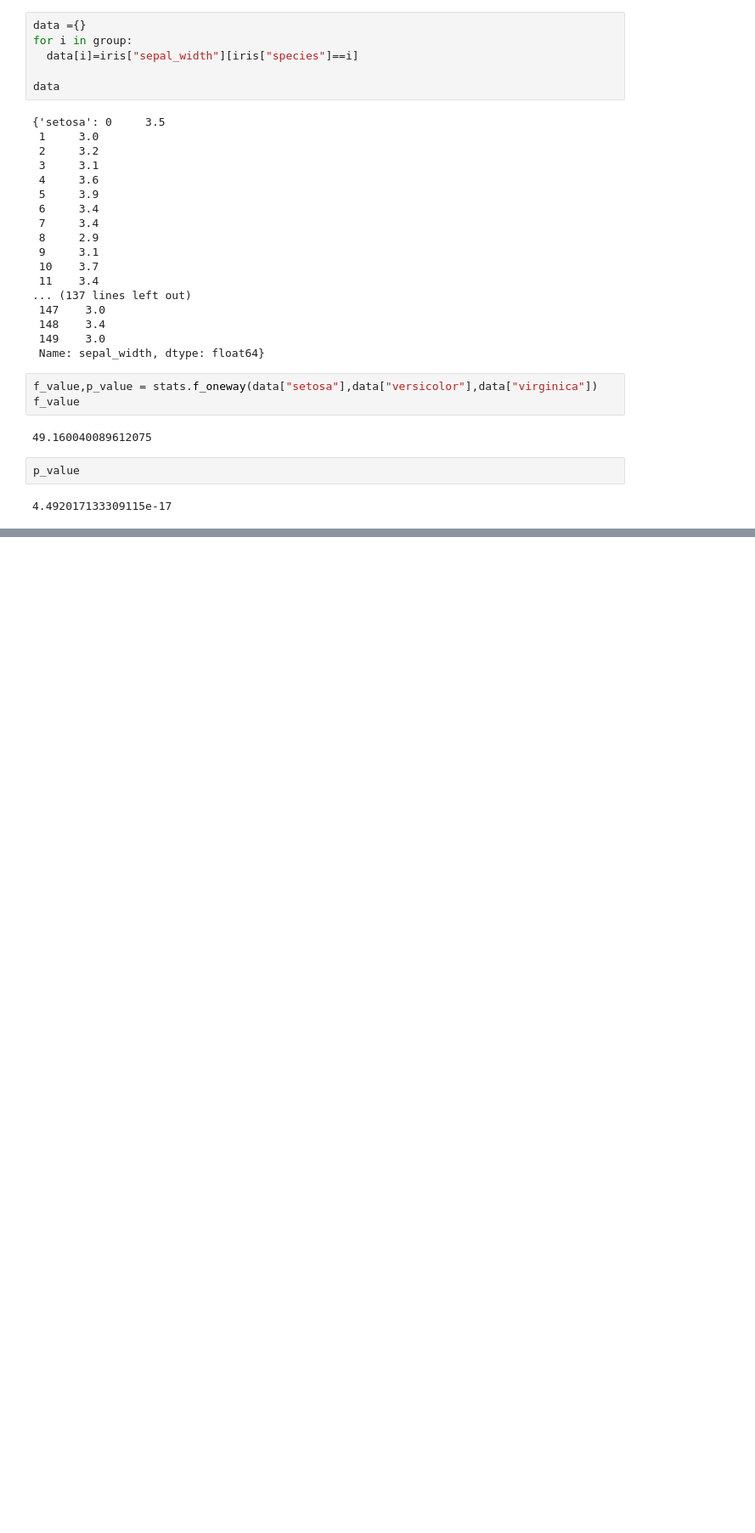
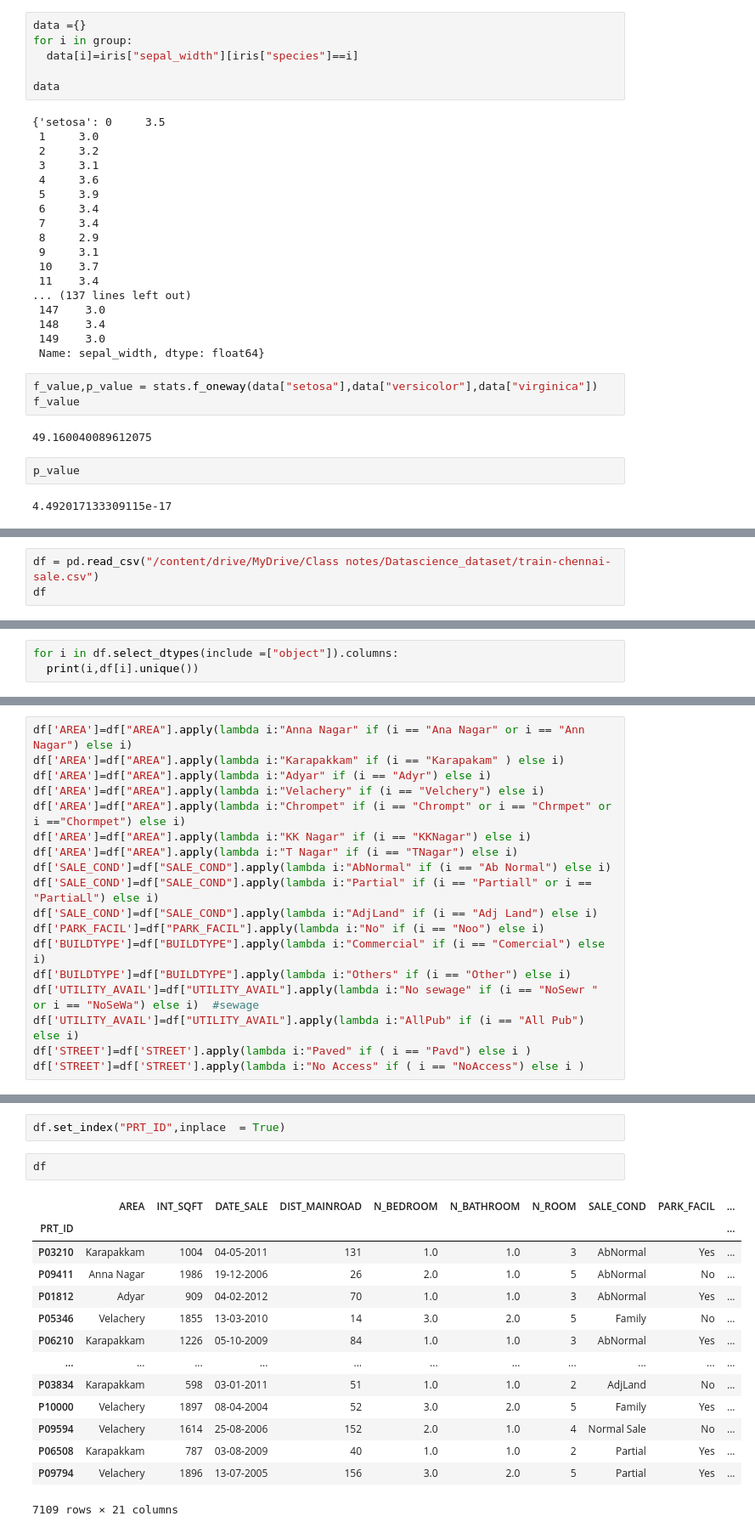
Before and after one commit to Krish-s/Pandas, a Jupyter notebook: Numpy.ipynb, the cells around one changed output, grey strips where cells are left out. Shown: that part at 85% size. Saved outputs shown, nothing was run; the diff lists cells and outputs as text; blank space fills up the shorter version.

```diff
--- a/Numpy.ipynb
+++ b/Numpy.ipynb
@@ -675,0 +686,3 @@ p_value
+# %%
+df = pd.read_csv("/content/drive/MyDrive/Class notes/Datascience_dataset/train-chennai-sale.csv")
+df
@@ -675,0 +703,3 @@ p_value
+# %%
+for i in df.select_dtypes(include =["object"]).columns:
+  print(i,df[i].unique())
@@ -675,0 +722,18 @@ p_value
+# %%
+df['AREA']=df["AREA"].apply(lambda i:"Anna Nagar" if (i == "Ana Nagar" or i == "Ann Nagar") else i)
+df['AREA']=df["AREA"].apply(lambda i:"Karapakkam" if (i == "Karapakam" ) else i)
+df['AREA']=df["AREA"].apply(lambda i:"Adyar" if (i == "Adyr") else i)
+df['AREA']=df["AREA"].apply(lambda i:"Velachery" if (i == "Velchery") else i)
+df['AREA']=df["AREA"].apply(lambda i:"Chrompet" if (i == "Chrompt" or i == "Chrmpet" or i =="Chormpet") else i)
+df['AREA']=df["AREA"].apply(lambda i:"KK Nagar" if (i == "KKNagar") else i)
+df['AREA']=df["AREA"].apply(lambda i:"T Nagar" if (i == "TNagar") else i)
+df['SALE_COND']=df["SALE_COND"].apply(lambda i:"AbNormal" if (i == "Ab Normal") else i)
+df['SALE_COND']=df["SALE_COND"].apply(lambda i:"Partial" if (i == "Partiall" or i == "PartiaLl") else i)
+df['SALE_COND']=df["SALE_COND"].apply(lambda i:"AdjLand" if (i == "Adj Land") else i)
+df['PARK_FACIL']=df["PARK_FACIL"].apply(lambda i:"No" if (i == "Noo") else i)
+df['BUILDTYPE']=df["BUILDTYPE"].apply(lambda i:"Commercial" if (i == "Comercial") else i)
+df['BUILDTYPE']=df["BUILDTYPE"].apply(lambda i:"Others" if (i == "Other") else i)
+df['UTILITY_AVAIL']=df["UTILITY_AVAIL"].apply(lambda i:"No sewage" if (i == "NoSewr " or i == "NoSeWa") else i)  #sewage
+df['UTILITY_AVAIL']=df["UTILITY_AVAIL"].apply(lambda i:"AllPub" if (i == "All Pub") else i)
+df['STREET']=df['STREET'].apply(lambda i:"Paved" if ( i == "Pavd") else i )
+df['STREET']=df['STREET'].apply(lambda i:"No Access" if ( i == "NoAccess") else i )
@@ -675,0 +757,19 @@ p_value
+# %%
+df.set_index("PRT_ID",inplace  = True)
+# %%
+df
+# %% [output]
+|  | AREA | INT_SQFT | DATE_SALE | DIST_MAINROAD | N_BEDROOM | N_BATHROOM | N_ROOM | SALE_COND | PARK_FACIL | ... |
+| PRT_ID |  |  |  |  |  |  |  |  |  | ... |
+| P03210 | Karapakkam | 1004 | 04-05-2011 | 131 | 1.0 | 1.0 | 3 | AbNormal | Yes | ... |
+| P09411 | Anna Nagar | 1986 | 19-12-2006 | 26 | 2.0 | 1.0 | 5 | AbNormal | No | ... |
+| P01812 | Adyar | 909 | 04-02-2012 | 70 | 1.0 | 1.0 | 3 | AbNormal | Yes | ... |
+| P05346 | Velachery | 1855 | 13-03-2010 | 14 | 3.0 | 2.0 | 5 | Family | No | ... |
+| P06210 | Karapakkam | 1226 | 05-10-2009 | 84 | 1.0 | 1.0 | 3 | AbNormal | Yes | ... |
+| ... | ... | ... | ... | ... | ... | ... | ... | ... | ... | ... |
+| P03834 | Karapakkam | 598 | 03-01-2011 | 51 | 1.0 | 1.0 | 2 | AdjLand | No | ... |
+| P10000 | Velachery | 1897 | 08-04-2004 | 52 | 3.0 | 2.0 | 5 | Family | Yes | ... |
+| P09594 | Velachery | 1614 | 25-08-2006 | 152 | 2.0 | 1.0 | 4 | Normal Sale | No | ... |
+| P06508 | Karapakkam | 787 | 03-08-2009 | 40 | 1.0 | 1.0 | 2 | Partial | Yes | ... |
+| P09794 | Velachery | 1896 | 13-07-2005 | 156 | 3.0 | 2.0 | 5 | Partial | Yes | ... |
+7109 rows × 21 columns
```
Also changed, not shown: parts of 46 cells of this notebook.
